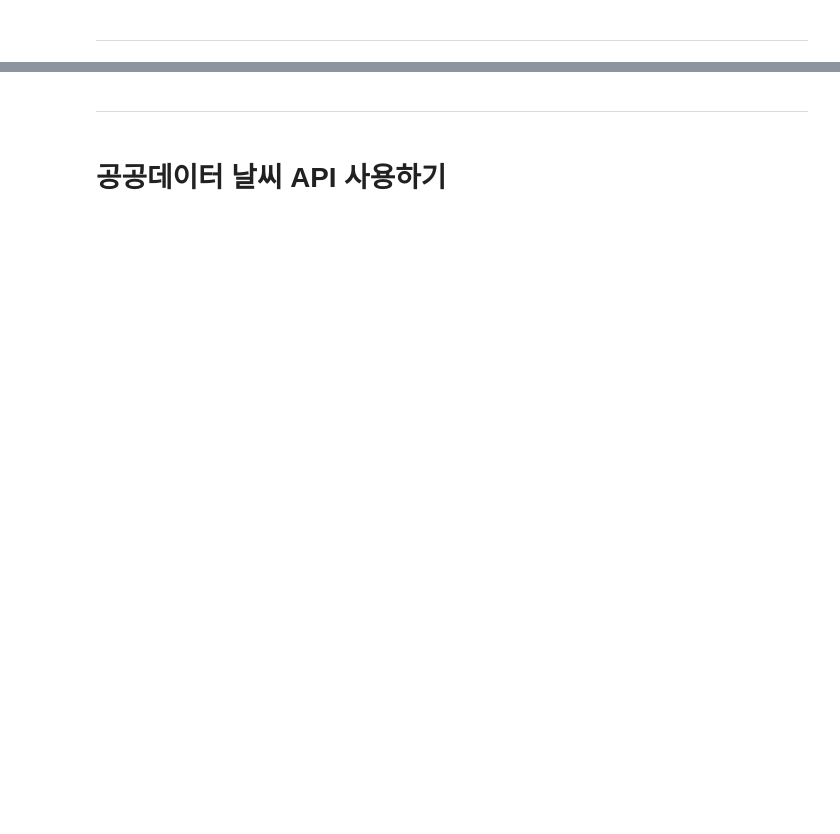
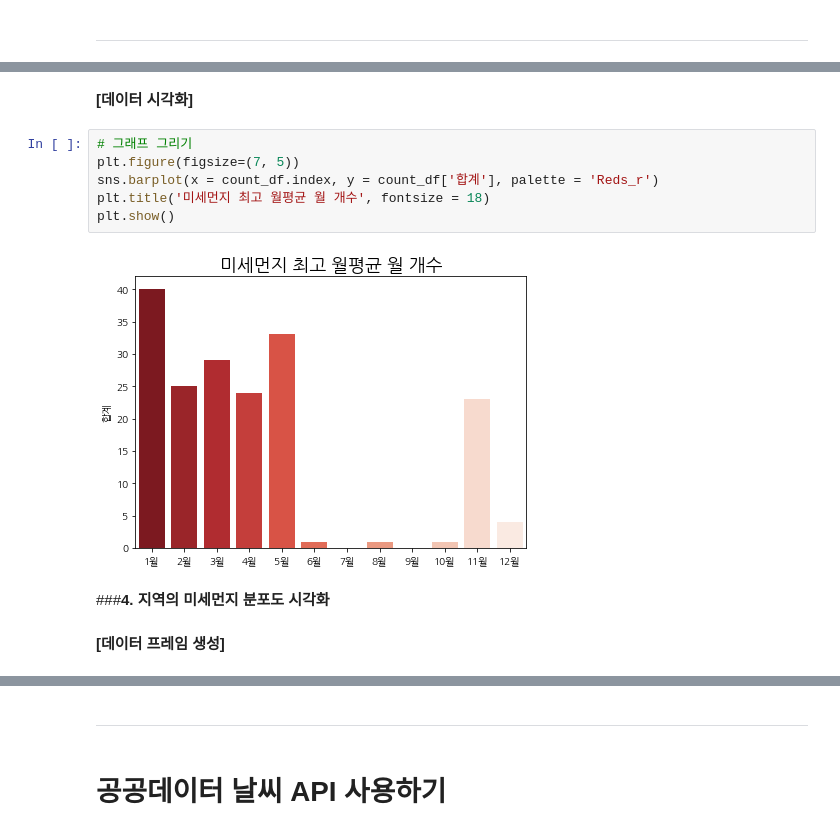
Before and after one commit to KimYeonWook511/PM10_Analysis, a Jupyter notebook: Code/PM10_Analysis.ipynb, the cells around one changed output, grey strips where cells are left out. Saved outputs shown, nothing was run; the diff lists cells and outputs as text; blank space fills up the shorter version.

```diff
--- a/Code/PM10_Analysis.ipynb
+++ b/Code/PM10_Analysis.ipynb
@@ -331,0 +399,14 @@ sns.scatterplot(data = df_dic['2010년'], x = '1월', y = df_dic['2011년']['4
+# %% [markdown]
+**[데이터 시각화]**
+# %%
+# 그래프 그리기
+plt.figure(figsize=(7, 5))
+sns.barplot(x = count_df.index, y = count_df['합계'], palette = 'Reds_r')
+plt.title('미세먼지 최고 월평균 월 개수', fontsize = 18)
+plt.show()
+# %% [output]
+[figure, added]
+# %% [markdown]
+###**4. 지역의 미세먼지 분포도 시각화**
+# %% [markdown]
+**[데이터 프레임 생성]**
```
Also changed, not shown: parts of 93 cells of this notebook.
